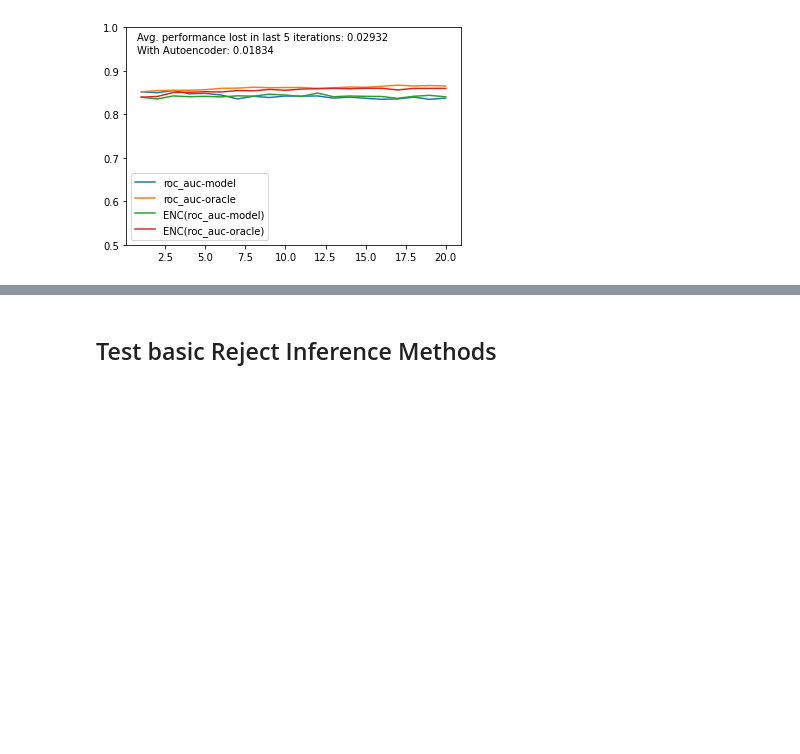
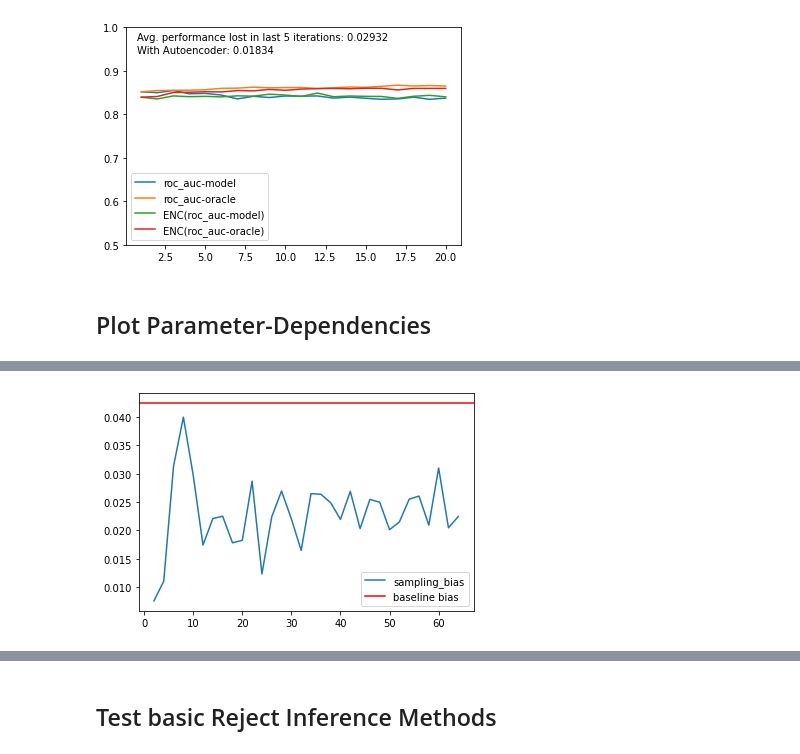
Before and after one commit to lukasvoege/reject-infer-autoencoder, a Jupyter notebook: notebooks/playground.ipynb, the cells around one changed output, grey strips where cells are left out. Drawn from its saved outputs; the diff is of its cells as text; code cells hidden in the pictures; blank space fills up the shorter version.

Commit message:
Param tester version 1

```diff
--- a/notebooks/playground.ipynb
+++ b/notebooks/playground.ipynb
@@ -185,3 +185,81 @@ Itteration: 17) Accepted: 1822 | Denied: 4253 - New train set size: (47795, 25)
 Itteration: 18) Accepted: 1822 | Denied: 4253 - New train set size: (49617, 25)
 Itteration: 19) Accepted: 1822 | Denied: 4253 - New train set size: (51439, 25)
 [figure]
+# %% [markdown]
+## Plot Parameter-Dependencies
+# %%
+n_years = 20
+model = lgbm.LGBMClassifier() # DecisionTreeClassifier(min_samples_leaf=40) LogisticRegression(max_iter=400)
+datasetname = "gmsc.csv"
+
+## ------------------------------------------------------------
+## Get a Baseline Bias Measue without any reject inference
+## ------------------------------------------------------------
+
+sim = dal.Simulate_acceptance_loop(datasetname, model, 0.1, 0.1, n_years, enc_features=False, rej_inf=None)
+results_generator = sim.run()
+
+metrics = None
+for iteration in results_generator:
+    #print(f'Itteration: {iteration[0]}) Accepted: {iteration[1].count(True)} | Denied: {iteration[1].count(False)} - New train set size: {iteration[2]}')
+    metrics = iteration[3]
+
+last_n_years = 5
+baseline_bias = h.measure_bias(metrics["oracle"]["holdout"]['roc_auc'], metrics["model"]["holdout"]['roc_auc'], last_n_years)
+baseline_roc_auc = sum(metrics["model"]["holdout"]['roc_auc'][-last_n_years:]) / last_n_years
+print(f'Baseline Sampling Bias: {round(baseline_bias, 5)}\nBaseline ROC-AUC: {round(baseline_roc_auc, 5)}')
+
+## -----------------------------------------------------------------------
+## Loop through Autoencoder training and testing for a parameter
+## -----------------------------------------------------------------------
+
+BATCH_SIZE = 2000
+EPOCHS = 20
+LR = 1e-3
+
+sampling_bias = []
+roc_auc = []
+startvalue = 2
+stopvalue = 65
+step = 2
+for PARAM in range(startvalue, stopvalue, step):
+    # Train Autoencoder
+    LOSSFUNCWEIGHTS = [0.1, 0.9, 0.0]  #[MMSE, KLDiv, MMD]
+
+    dataset = aenc.CreditscoringDataset(datasetname)      # load and prepare Dataset to Tensor
+    data_loader = aenc.DataLoader(                       # create Dataloader for batching
+        dataset,
+        batch_size=BATCH_SIZE,
+        shuffle=True,
+        drop_last=True
+    )
+
+    shape = [dataset.x.shape[1], 45, PARAM, 45, dataset.x.shape[1]]  # define shape of Autoencoder PARAM = 25
+    net = aenc.Autoencoder(shape)
+    #print(net)
+    net.to("cpu")
+
+    train_loss, train_loss_mmse, train_loss_mmd, train_loss_kld = aenc.train(net, data_loader, EPOCHS, LR, LOSSFUNCWEIGHTS)
+
+    # Simulate on encoded Data to measure sampling bias
+
+    sim = dal.Simulate_acceptance_loop(datasetname, model, 0.1, 0.1, n_years, enc_features=True, encoder=net)#, rej_inf=rinf.EMsemisupervised)
+    results_generator = sim.run()
+
+    metrics2 = None
+    for iteration in results_generator:
+        #print(f'Itteration: {iteration[0]}) Accepted: {iteration[1].count(True)} | Denied: {iteration[1].count(False)} - New train set size: {iteration[2]}')
+        metrics2 = iteration[3]
+
+
+    sampling_bias.append(h.measure_bias(metrics2["oracle"]["holdout"]['roc_auc'], metrics2["model"]["holdout"]['roc_auc'], last_n_years))
+    roc_auc.append(sum(metrics2["model"]["holdout"]['roc_auc'][-last_n_years:]) / last_n_years)
+    print(f'PARAM: {PARAM} | Sampling Bias: {round(sampling_bias[-1], 5)} // ROC-AUC: {round(roc_auc[-1], 5)}')
+
+# Plot Results
+x = range(startvalue, stopvalue, step)
+plt.plot(x, sampling_bias, label = 'sampling_bias')
+plt.axhline(y = baseline_bias, color = 'r', label = 'baseline bias')
+plt.legend()
+plt.show()
+# %% [output]
@@ -187,0 +283 @@ Itteration: 19) Accepted: 1822 | Denied: 4253 - New train set size: (51439, 25)
+[figure, added]
```
Also changed, not shown: parts of 3 cells of this notebook, 1 other file.
